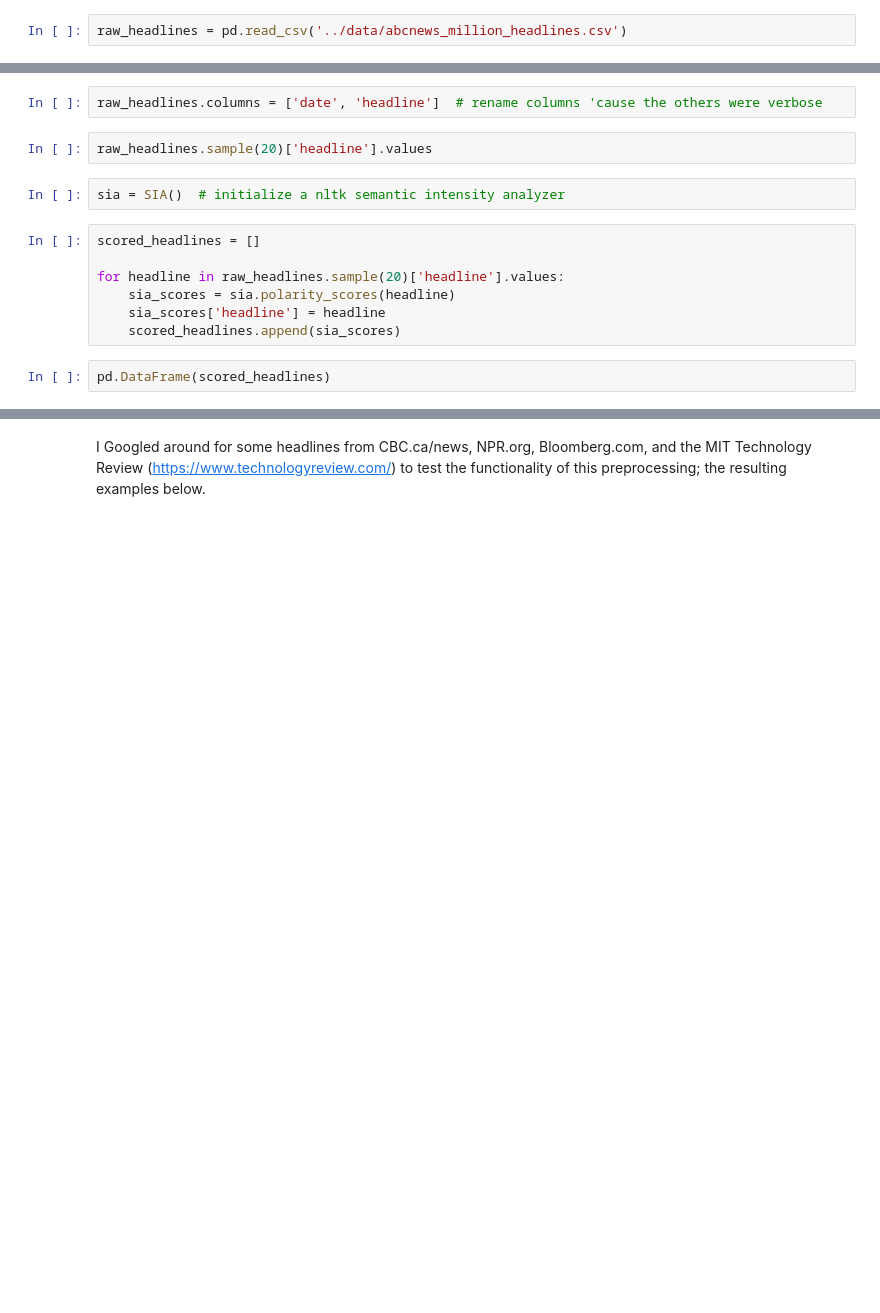
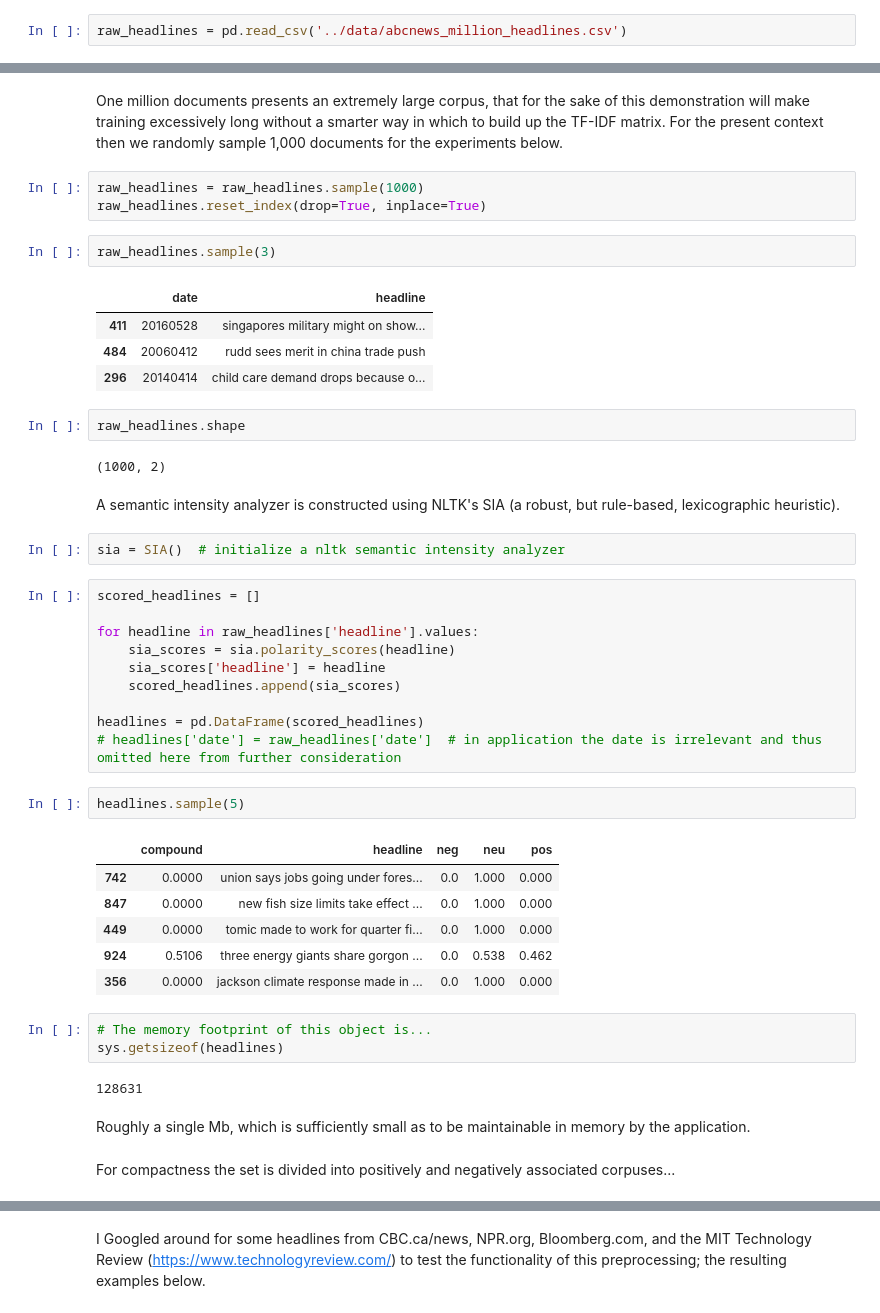
Before and after one commit to alexanderdesouza/NewsQuery, a Jupyter notebook: exploration/data_and_model_exploration.ipynb, the cells around one changed output, grey strips where cells are left out. Saved outputs shown, nothing was run; the diff lists cells and outputs as text; blank space fills up the shorter version.

Commit message:
WIP: Finished model pipeline enough in experimentation.

```diff
--- a/exploration/data_and_model_exploration.ipynb
+++ b/exploration/data_and_model_exploration.ipynb
@@ -32,15 +44,48 @@ raw_headlines.shape
-# %%
-raw_headlines.columns = ['date', 'headline']  # rename columns 'cause the others were verbose
+# %% [markdown]
+One million documents presents an extremely large corpus, that for the sake of this demonstration will make training excessively long without a smarter way in which to build up the TF-IDF matrix. For the present context then we randomly sample 1,000 documents for the experiments below.
+# %%
+raw_headlines = raw_headlines.sample(1000)
+raw_headlines.reset_index(drop=True, inplace=True)
 # %%
-raw_headlines.sample(20)['headline'].values
+raw_headlines.sample(3)
+# %% [output]
+|  | date | headline |
+| 411 | 20160528 | singapores military might on show... |
+| 484 | 20060412 | rudd sees merit in china trade push |
+| 296 | 20140414 | child care demand drops because o... |
+# %%
+raw_headlines.shape
+# %% [output]
+(1000, 2)
+# %% [markdown]
+A semantic intensity analyzer is constructed using NLTK's SIA (a robust, but rule-based, lexicographic heuristic).
 # %%
 sia = SIA()  # initialize a nltk semantic intensity analyzer
 # %%
 scored_headlines = []
 
-for headline in raw_headlines.sample(20)['headline'].values:
+for headline in raw_headlines['headline'].values:
     sia_scores = sia.polarity_scores(headline)
     sia_scores['headline'] = headline
     scored_headlines.append(sia_scores)
+
+headlines = pd.DataFrame(scored_headlines)
+# headlines['date'] = raw_headlines['date']  # in application the date is irrelevant and thus omitted here from further consideration
-# %%
-pd.DataFrame(scored_headlines)
+# %%
+headlines.sample(5)
+# %% [output]
+|  | compound | headline | neg | neu | pos |
+| 742 | 0.0000 | union says jobs going under fores... | 0.0 | 1.000 | 0.000 |
+| 847 | 0.0000 | new fish size limits take effect ... | 0.0 | 1.000 | 0.000 |
+| 449 | 0.0000 | tomic made to work for quarter fi... | 0.0 | 1.000 | 0.000 |
+| 924 | 0.5106 | three energy giants share gorgon ... | 0.0 | 0.538 | 0.462 |
+| 356 | 0.0000 | jackson climate response made in ... | 0.0 | 1.000 | 0.000 |
+# %%
+# The memory footprint of this object is...
+sys.getsizeof(headlines)
+# %% [output]
+128631
+# %% [markdown]
+Roughly a single Mb, which is sufficiently small as to be maintainable in memory by the application.
+# %% [markdown]
+For compactness the set is divided into positively and negatively associated corpuses...
```
Also changed, not shown: parts of 46 cells of this notebook.
